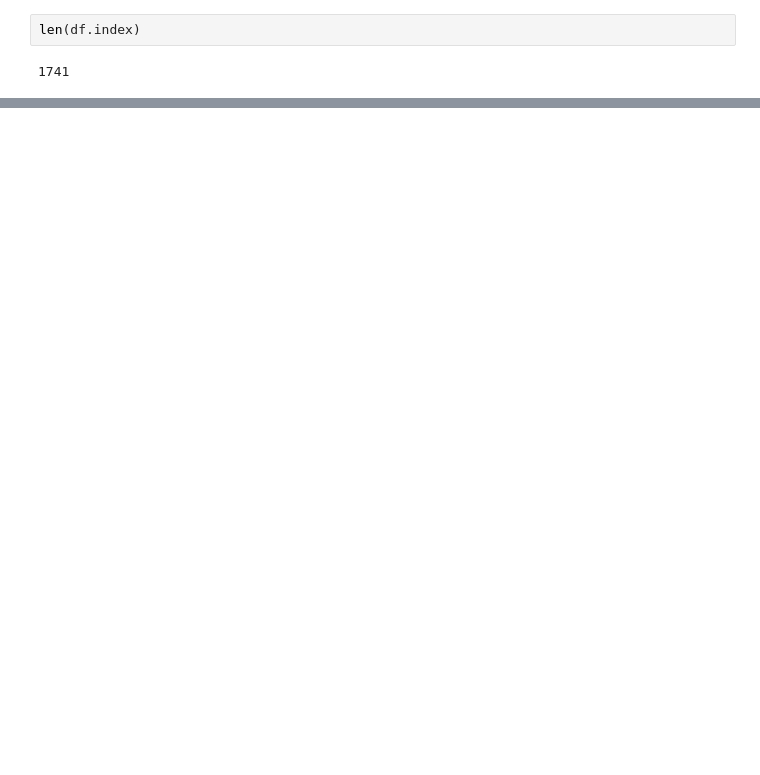
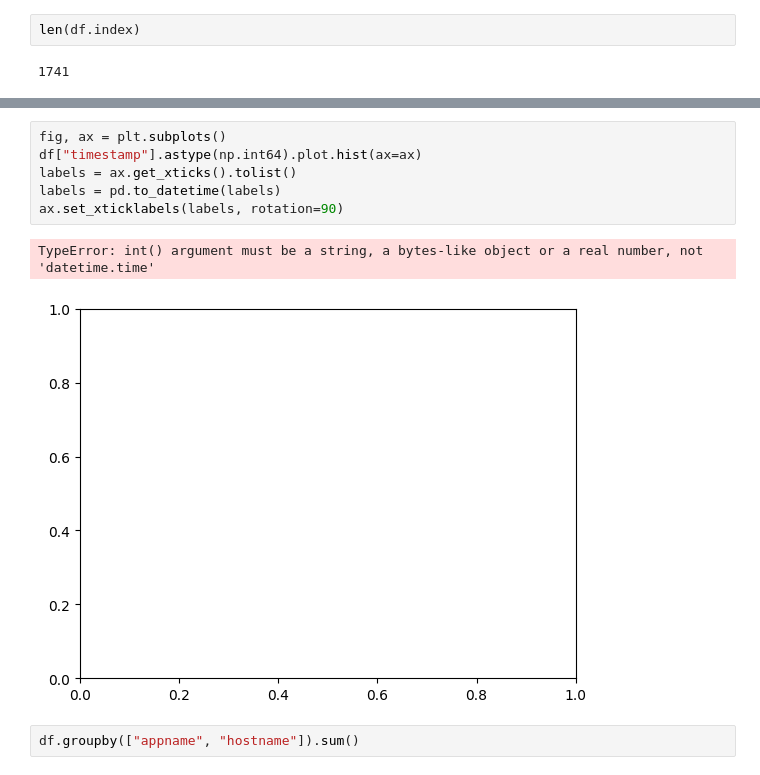
Before and after one commit to istvan-takacs/sus-behav-mon, a Jupyter notebook: handling_logs/Untitled.ipynb, the cells around one changed output, grey strips where cells are left out. Cells and saved outputs as stored; diff of their text form; blank space fills up the shorter version.

```diff
--- a/handling_logs/Untitled.ipynb
+++ b/handling_logs/Untitled.ipynb
@@ -52,0 +215,11 @@ len(df.index)
+# %%
+fig, ax = plt.subplots()
+df["timestamp"].astype(np.int64).plot.hist(ax=ax)
+labels = ax.get_xticks().tolist()
+labels = pd.to_datetime(labels)
+ax.set_xticklabels(labels, rotation=90)
+# %% [output]
+TypeError: int() argument must be a string, a bytes-like object or a real number, not 'datetime.time'
+[figure, added]
+# %%
+df.groupby(["appname", "hostname"]).sum()
```
Also changed, not shown: parts of 18 cells of this notebook, 6 other files.
